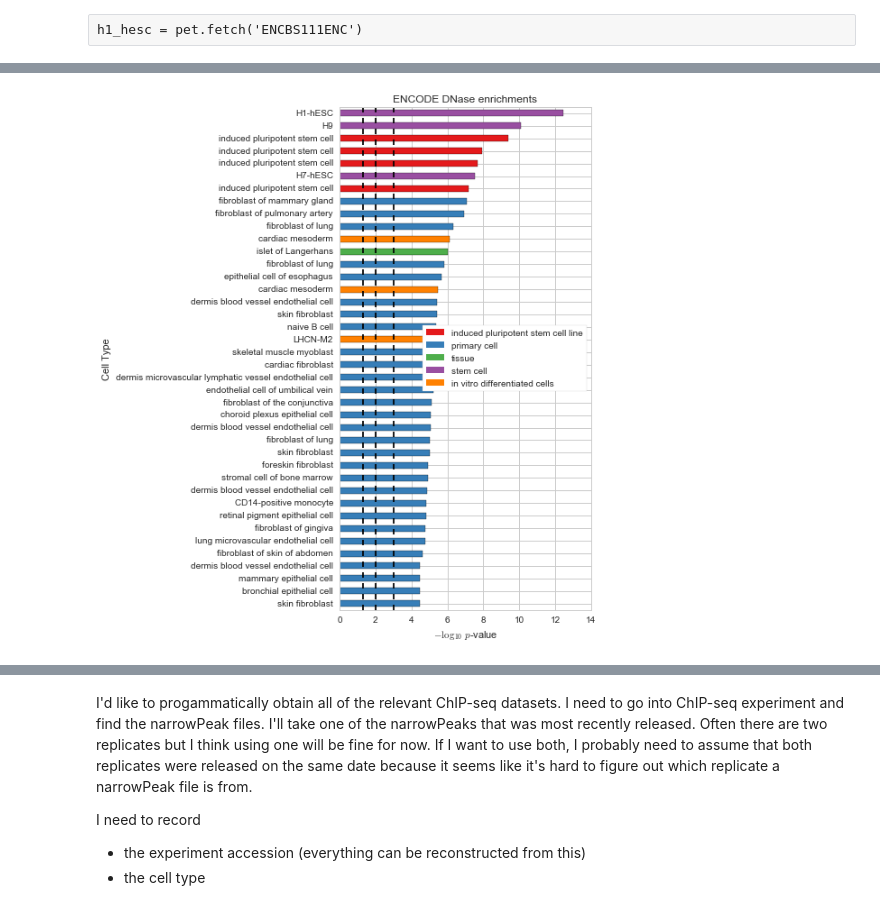
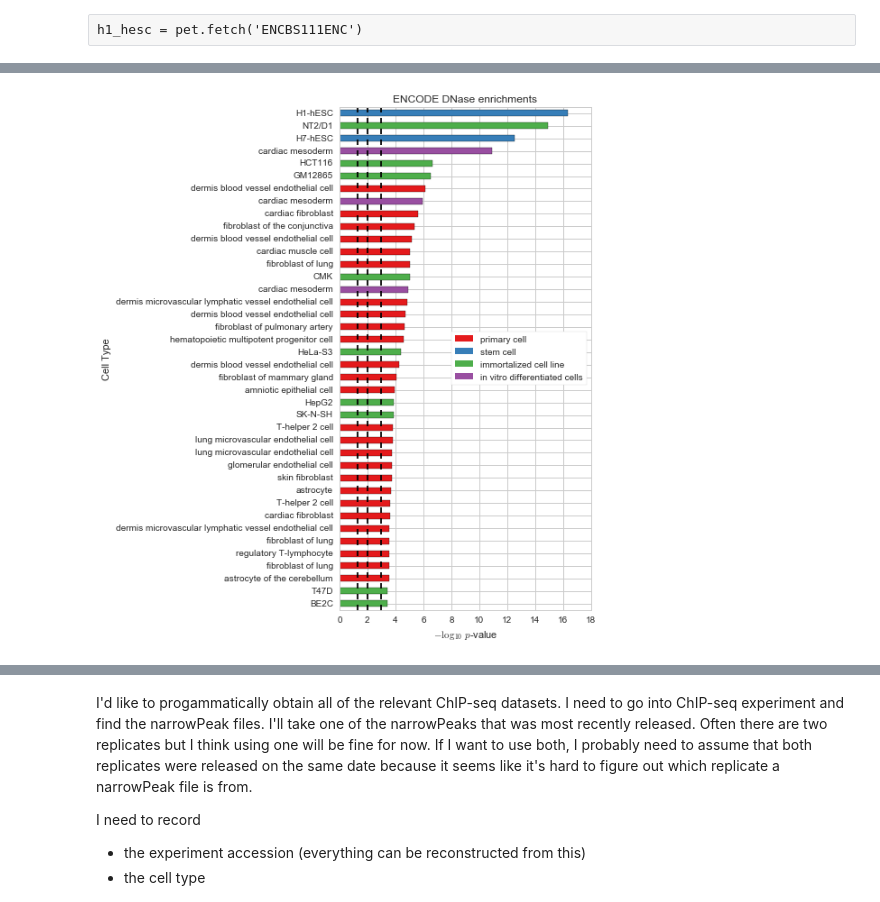
Before and after one commit to frazer-lab/cardips-ipsc-eqtl, a Jupyter notebook: notebooks/Functional Annotation Analysis.ipynb, the cells around one changed output, grey strips where cells are left out. Saved outputs shown, nothing was run; the diff lists cells and outputs as text; code cells hidden in the pictures.

```diff
--- a/notebooks/Functional Annotation Analysis.ipynb
+++ b/notebooks/Functional Annotation Analysis.ipynb
@@ -84,0 +87,4 @@ sig = lead_vars_single[(lead_vars_single.perm_sig) & (lead_vars_single.variant_t
+# %%
+sig = lead_vars[(lead_vars.perm_sig) & (lead_vars.variant_type != 'cnv')]
+sig = sig.sort_values(by='pvalue')
+sig = sig.drop_duplicates(subset='gene_id')
@@ -85,3 +96,6 @@ sig = lead_vars_single[(lead_vars_single.perm_sig) & (lead_vars_single.variant_t
+# %%
+exons = pbt.BedTool(cpy.gencode_exon_bed)
+exons = exons.sort().merge()
 # %%
 # Make bed file for most sig SNVs.
 s = set(sig.chrom + '\t' + sig.start.astype(int).astype(str) +
@@ -90,10 +104,13 @@ snvs = pbt.BedTool('\n'.join(s) + '\n', from_string=True)
 snvs = snvs.sort()
 
 # Get intergenic SNVs.
-intergenic_snvs = snvs.intersect(genes, v=True)
+intergenic_snvs = snvs.intersect(exons, v=True)
 
 # 5kb window centered on SNVs.
 intergenic_window = intergenic_snvs.slop(l=2500, r=2500, g=pbt.genome_registry.hg19)
 
 dview.push(dict(intergenic_snvs=intergenic_snvs,
                 intergenic_window=intergenic_window));
+# %%
+n = len(intergenic_snvs)
+print('{:,} intergenic lead SNVs.'.format(n))
@@ -329,28 +358,29 @@ else:
 # %%
 with sns.axes_style('whitegrid'):
-    t = encode_dnase[encode_dnase.biosample_type != 'immortalized cell line']
+    #t = encode_dnase[encode_dnase.biosample_type != 'immortalized cell line']
+    t = encode_dnase[encode_dnase.lab == 'john-stamatoyannopoulos']
     t = encode_dnase_res.ix[t.index].sort_values(by='pvalue', ascending=False).tail(40)
     cdict = dict(zip(set(encode_dnase.ix[t.index, 'biosample_type']), sns.color_palette('Set1')))
     fig, ax = plt.subplots(1, 1, figsize=(5, 10))
     c = [cdict[x] for x in encode_dnase.ix[t.index, 'biosample_type']]
     ax = (-np.log10(t.pvalue)).plot(kind='barh', ax=ax, color=c, label=None)
     ax.set_ylabel('Cell Type')
     ax.set_xlabel('$-\log_{10}$ $p$-value')
     ax.set_title('ENCODE DNase enrichments')
     ya, yb = ax.get_ylim()
     ax.vlines(-np.log10(0.05), ya, yb, color='black', linestyle='--')
     ax.vlines(-np.log10(0.01), ya, yb, color='black', linestyle='--')
     ax.vlines(-np.log10(0.001), ya, yb, color='black', linestyle='--')
     ax.set_yticklabels(encode_dnase.ix[t.index, 'cell_type'])
     rects = []
     labels = []
     for k in cdict.keys():
         labels.append(k)
         r = Rectangle((0, 0), 0, 0, fc=cdict[k])
         rects.append(r)
     lgd = ax.legend(rects, labels, loc='center right',
                     frameon=True)#, prop={'size':8})
     for p in lgd.get_patches():
         p.set_linewidth(0)
 # %% [output]
-[figure, old version]
+[figure, new version]
```
Also changed, not shown: parts of 13 cells of this notebook.
